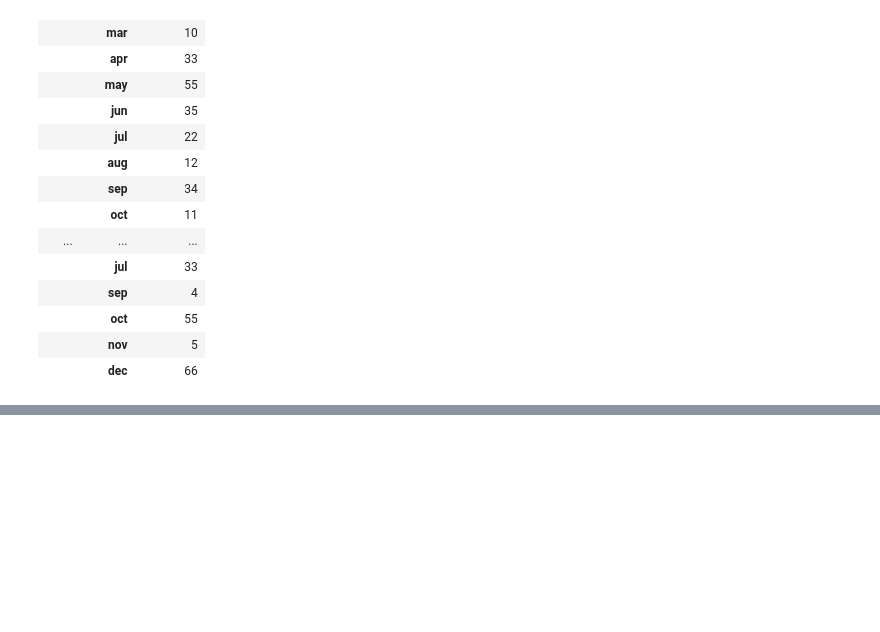
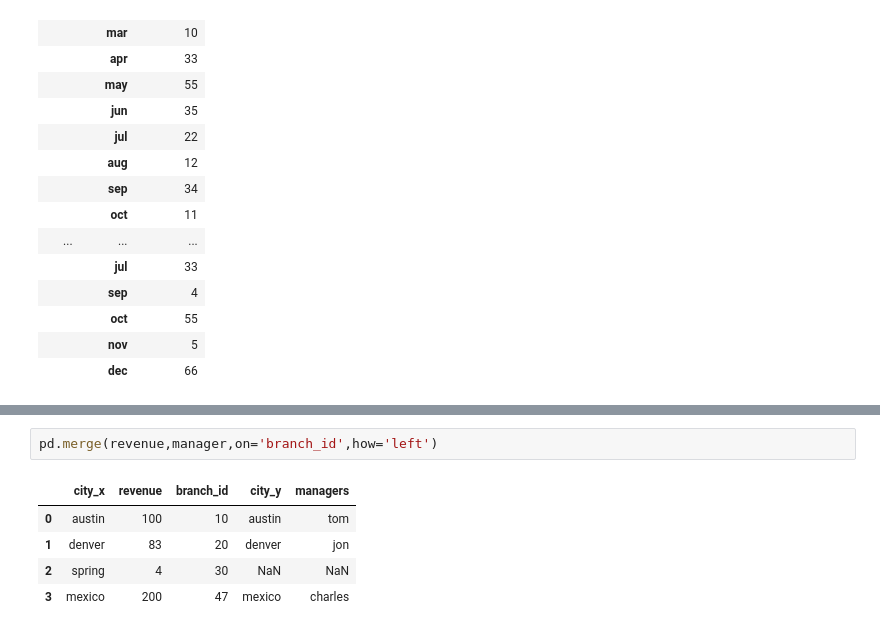
Before and after one commit to saad1931/Data_Analysis_using_Python, a Jupyter notebook: Module3.ipynb, the cells around one changed output, grey strips where cells are left out. Cells and saved outputs as stored; diff of their text form; blank space fills up the shorter version.

```diff
--- a/Module3.ipynb
+++ b/Module3.ipynb
@@ -541,0 +612,8 @@ newdata6
+# %%
+pd.merge(revenue,manager,on='branch_id',how='left')
+# %% [output]
+|  | city_x | revenue | branch_id | city_y | managers |
+| 0 | austin | 100 | 10 | austin | tom |
+| 1 | denver | 83 | 20 | denver | jon |
+| 2 | spring | 4 | 30 | NaN | NaN |
+| 3 | mexico | 200 | 47 | mexico | charles |
```
Also changed, not shown: parts of 16 cells of this notebook, 2 other files.
